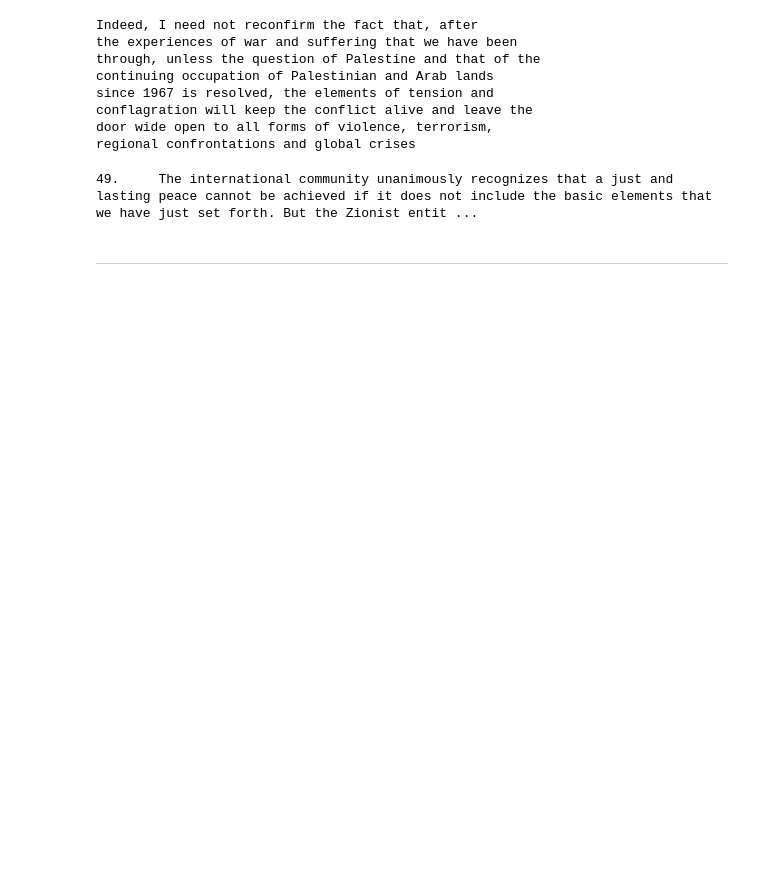
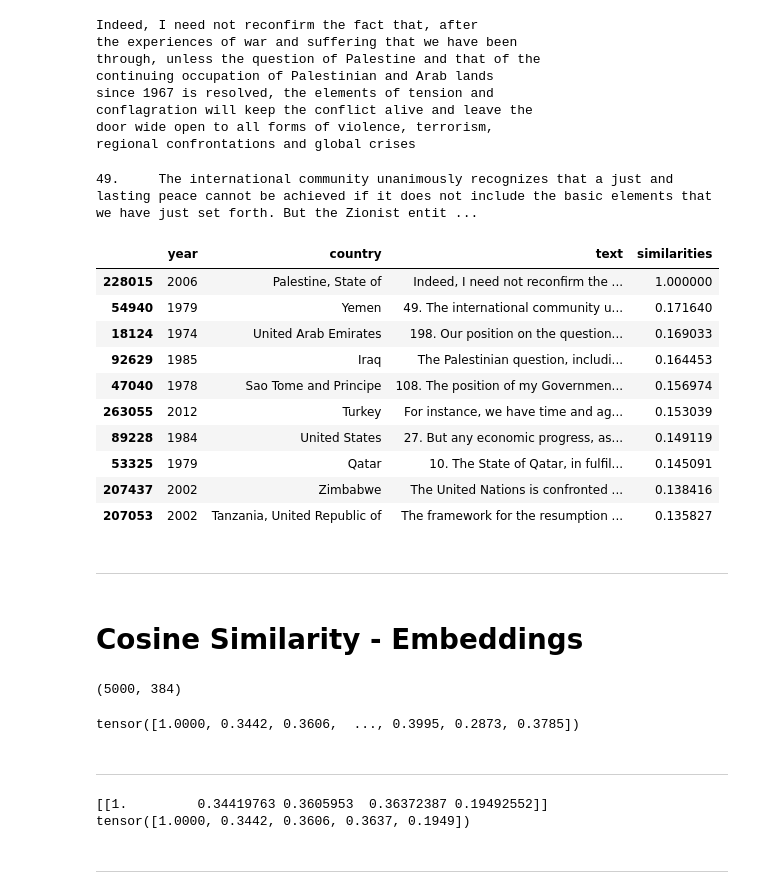
Before and after one commit to shane-kercheval/nlp-template, a Jupyter notebook: source/notebooks/cosine_similarity.ipynb, the cells around one changed output. Saved outputs shown, nothing was run; the diff lists cells and outputs as text; code cells hidden in the pictures; blank space fills up the shorter version.

Commit message:
refactored embeddings to use SentenceTransformers rather than aggregating embeddings from tokens

```diff
--- a/source/notebooks/cosine_similarity.ipynb
+++ b/source/notebooks/cosine_similarity.ipynb
@@ -9,7 +9,7 @@ ngrams_high = 3
 num_clusters = 10
 # %%
 with Timer("Loading Data"):
-    path = '/code/artifacts/data/processed/un-general-debates-paragraphs.pkl'
+    path = '/code/artifacts/data/processed/un_debate_paragraphs.pkl'
     paragraphs = pd.read_pickle(path)
     paragraphs = paragraphs.sample(5000, random_state=42)
 
@@ -82,7 +81,7 @@ example_cosine_sim.shape
 # %% [output]
 (5000,)
 # %%
-top_n = 15
+top_n = 10
 _temp_sample = paragraphs.copy()
 _temp_sample['similarities'] = example_cosine_sim
 
@@ -122,5 +102,23 @@ regional confrontations and global crises
 print(top_n_examples['text'].iloc[1])
 # %% [output]
 49.     The international community unanimously recognizes that a just and lasting peace cannot be achieved if it does not include the basic elements that we have just set forth. But the Zionist entit ...
+# %%
+pd.set_option('display.max_colwidth', 300)
+top_n_examples[['year', 'country', 'text', 'similarities']].\
+    style
+# %% [output]
+|  | year | country | text | similarities |
+| 228015 | 2006 | Palestine, State of | Indeed, I need not reconfirm the ... | 1.000000 |
+| 54940 | 1979 | Yemen | 49. The international community u... | 0.171640 |
+| 18124 | 1974 | United Arab Emirates | 198. Our position on the question... | 0.169033 |
+| 92629 | 1985 | Iraq | The Palestinian question, includi... | 0.164453 |
+| 47040 | 1978 | Sao Tome and Principe | 108. The position of my Governmen... | 0.156974 |
+| 263055 | 2012 | Turkey | For instance, we have time and ag... | 0.153039 |
+| 89228 | 1984 | United States | 27. But any economic progress, as... | 0.149119 |
+| 53325 | 1979 | Qatar | 10. The State of Qatar, in fulfil... | 0.145091 |
+| 207437 | 2002 | Zimbabwe | The United Nations is confronted ... | 0.138416 |
+| 207053 | 2002 | Tanzania, United Republic of | The framework for the resumption ... | 0.135827 |
 # %% [markdown]
 ---
+# %% [markdown]
+# Cosine Similarity - Embeddings
@@ -126,0 +128,23 @@ print(top_n_examples['text'].iloc[1])
+# %%
+paragraph_embeddings = model.encode(paragraphs.text.tolist())
+paragraph_embeddings.shape
+# %% [output]
+(5000, 384)
+# %%
+query_embedding = model.encode(paragraphs.text.tolist()[0])
+similarities = util.dot_score(query_embedding, paragraph_embeddings)[0]
+similarities
+# %% [output]
+tensor([1.0000, 0.3442, 0.3606,  ..., 0.3995, 0.2873, 0.3785])
+# %% [markdown]
+---
+# %%
+cosine_sims = cosine_similarity(paragraph_embeddings, query_embedding.reshape(1, -1))
+# looks like cosine_similarity and dot_score return same thing
+print(cosine_sims[0:5].reshape(1, -1))
+print(similarities[0:5])
+# %% [output]
+[[1.         0.34419763 0.3605953  0.36372387 0.19492552]]
+tensor([1.0000, 0.3442, 0.3606, 0.3637, 0.1949])
+# %% [markdown]
+---
```
Also changed, not shown: parts of 7 cells of this notebook, 40 other files.
